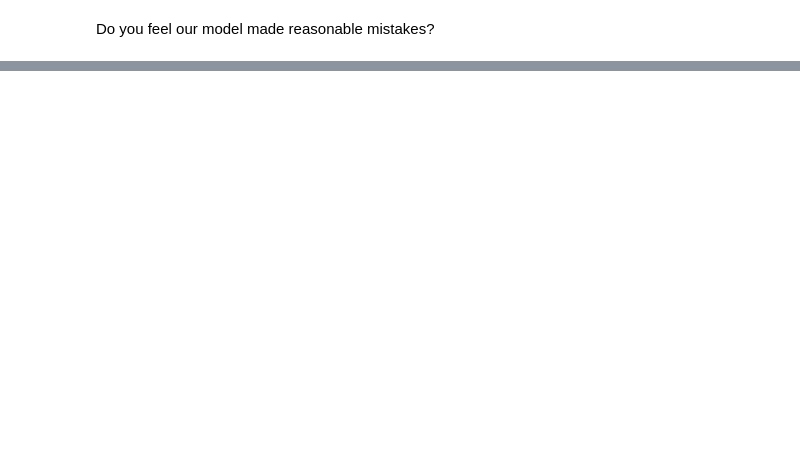
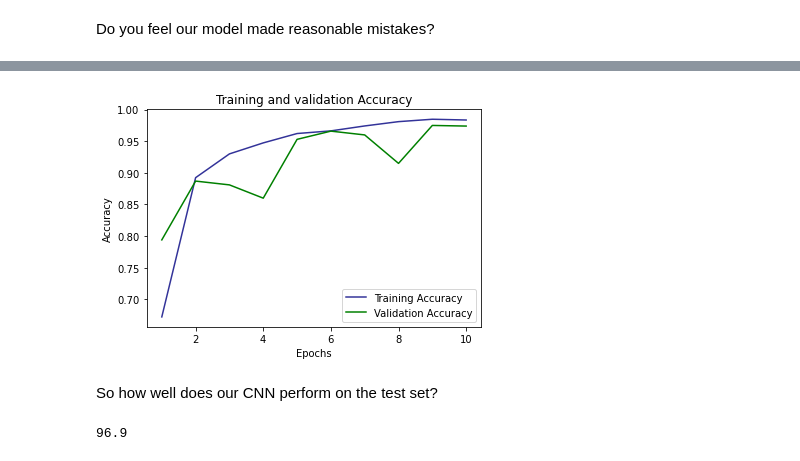
Before and after one commit to dlab-berkeley/Python-Deep-Learning-Legacy, a Jupyter notebook: lessons/01-mnist.ipynb, the cells around one changed output, grey strips where cells are left out. Cells and saved outputs as stored; diff of their text form; code cells hidden in the pictures; blank space fills up the shorter version.

```diff
--- a/lessons/01-mnist.ipynb
+++ b/lessons/01-mnist.ipynb
@@ -442,0 +602,16 @@ plot_wrong_predictions(my_network, x_test_trans, y_test_trans)
+# %%
+convnet = Sequential()
+
+convnet.add(Conv2D(32, (3, 3), activation='relu', input_shape=(28, 28, 1)))
+convnet.add(MaxPooling2D((2, 2)))
+convnet.add(Conv2D(64, (3, 3), activation='relu'))
+convnet.add(MaxPooling2D((2, 2)))
+convnet.add(Conv2D(64, (3, 3), activation='relu'))
+
+convnet.add(Flatten())
+convnet.add(Dense(64, activation='relu'))
+convnet.add(Dense(10, activation='softmax'))
+
+convnet.compile(optimizer='rmsprop',
+                loss='categorical_crossentropy',
+                metrics=['accuracy'])
@@ -442,0 +624,16 @@ plot_wrong_predictions(my_network, x_test_trans, y_test_trans)
+# %%
+def back_transform_2d(data):
+    """
+    Takes a list of flattened input pixel data.
+    Reshapes pixel data from a single vector to two dimensions.
+    """
+
+    two_dimensional_data = []
+
+    for d in data:
+        transformed = d.reshape(d.shape[0], 28, 28, 1)
+        two_dimensional_data.append(transformed)
+
+    return [t for t in two_dimensional_data]
+# %%
+x_train_2d, x_val_2d, x_test_2d = back_transform_2d([x_train_trans, x_val_trans, x_test_trans])
@@ -442,0 +644,6 @@ plot_wrong_predictions(my_network, x_test_trans, y_test_trans)
+# %%
+history_convnet = convnet.fit(x_train_2d,
+                              y_train_trans,
+                              epochs=10,
+                              batch_size=128,
+                              validation_data=(x_val_2d, y_val_trans))
@@ -442,0 +671,10 @@ plot_wrong_predictions(my_network, x_test_trans, y_test_trans)
+# %%
+plot_epoch_accuracy(history_convnet.history)
+# %% [output]
+[figure, added]
+# %% [markdown]
+So how well does our CNN perform on the test set?
+# %%
+get_model_accuracy(convnet,x_test_2d, y_test_trans)
+# %% [output]
+96.9
```
Also changed, not shown: parts of 36 cells of this notebook.
